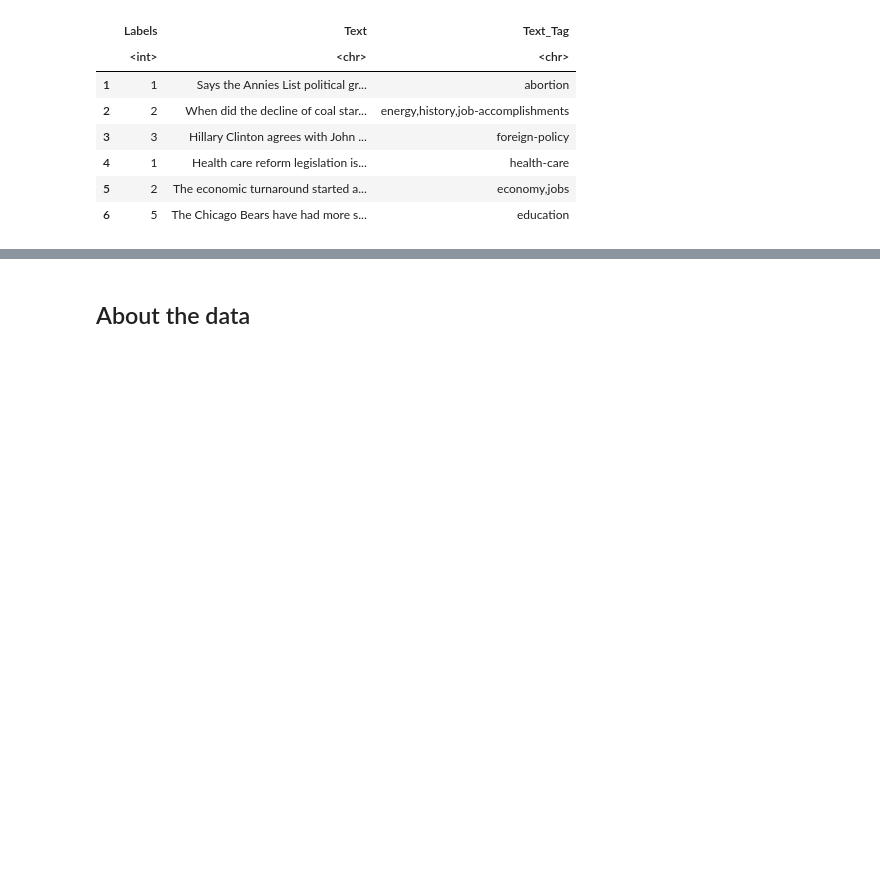
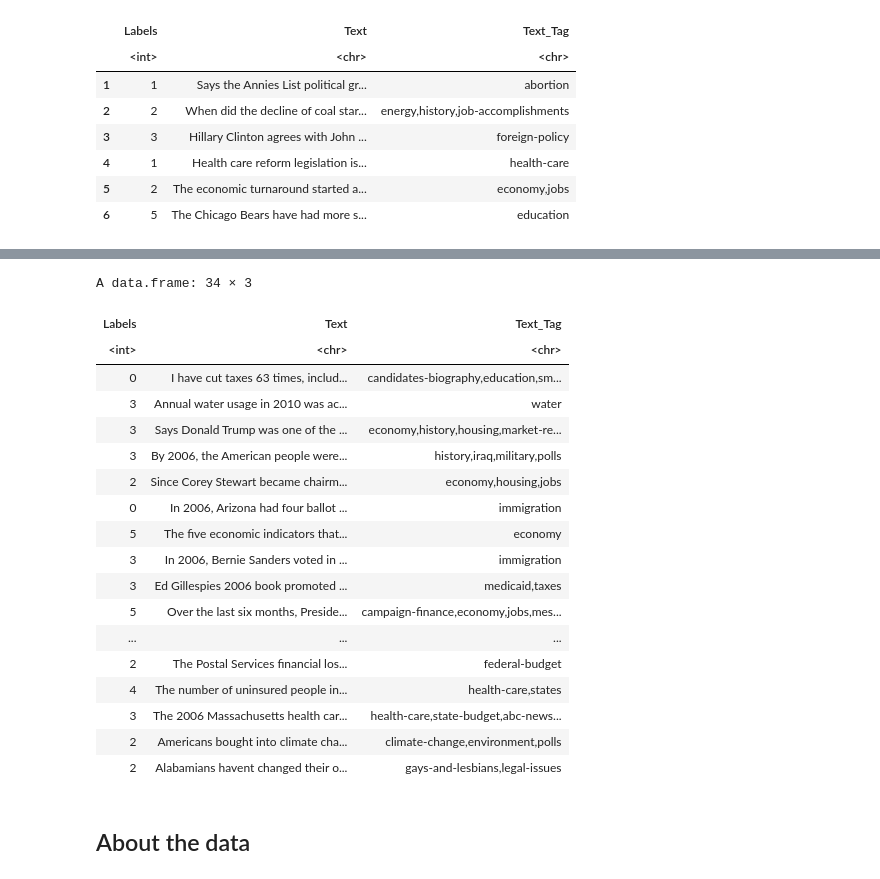
Before and after one commit to tommaso-bertola/falsehoods-sieve, a Jupyter notebook: FakeNewsRecognitionWithBayesClassifier.ipynb, the cells around one changed output, grey strips where cells are left out. Saved outputs shown, nothing was run; the diff lists cells and outputs as text; code cells hidden in the pictures; blank space fills up the shorter version.

Commit message:
First preprocessing on data

```diff
--- a/FakeNewsRecognitionWithBayesClassifier.ipynb
+++ b/FakeNewsRecognitionWithBayesClassifier.ipynb
@@ -8,8 +10,10 @@ library(ggplot2)
 # %% [markdown]
 ## Reading the data
 # %%
-train.filename <- 'data/train2.csv'
-test.filename <- 'data/test2.xls'
+train.filename <- 'dataset/archive/train.csv'
+test.filename <- 'dataset/archive/test.csv'
+# train2.filename <- 'dataset/fake-news/train.csv'
+# test2.filename <- 'dataset/fake-news/test.csv'
 # %%
 train.df <- read.delim(train.filename, sep = ',')
 test.df <- read.delim(test.filename, sep = ',')
@@ -25,3 +41,13 @@ A data.frame: 6 × 3
 | 4 | 1 | Health care reform legislation is... | health-care |
 | 5 | 2 | The economic turnaround started a... | economy,jobs |
 | 6 | 5 | The Chicago Bears have had more s... | education |
+# %%
+train.df=train.df[sample(1:nrow(train.df), replace = F),] # shuffle the dataset
+# %%
+perc_split<- 0.8  # set splitting percentages
+n_rows<- nrow(train.df)
+n_rows_train<-floor(n_rows*perc_split)
+# %%
+# splitting the datasets
+train.df.train<-train.df[1:n_rows_train,]
+train.df.validation<- train.df[n_rows_train+1:n_rows,]
@@ -28,3 +107,25 @@ A data.frame: 6 × 3
+# %%
+train.df  %>% filter(grepl('06', Text)) #%>% summarise(n())
+# %% [output]
+A data.frame: 34 × 3
+| Labels | Text | Text_Tag |
+| <int> | <chr> | <chr> |
+| 0 | I have cut taxes 63 times, includ... | candidates-biography,education,sm... |
+| 3 | Annual water usage in 2010 was ac... | water |
+| 3 | Says Donald Trump was one of the ... | economy,history,housing,market-re... |
+| 3 | By 2006, the American people were... | history,iraq,military,polls |
+| 2 | Since Corey Stewart became chairm... | economy,housing,jobs |
+| 0 | In 2006, Arizona had four ballot ... | immigration |
+| 5 | The five economic indicators that... | economy |
+| 3 | In 2006, Bernie Sanders voted in ... | immigration |
+| 3 | Ed Gillespies 2006 book promoted ... | medicaid,taxes |
+| 5 | Over the last six months, Preside... | campaign-finance,economy,jobs,mes... |
+| ... | ... | ... |
+| 2 | The Postal Services financial los... | federal-budget |
+| 4 | The number of uninsured people in... | health-care,states |
+| 3 | The 2006 Massachusetts health car... | health-care,state-budget,abc-news... |
+| 2 | Americans bought into climate cha... | climate-change,environment,polls |
+| 2 | Alabamians havent changed their o... | gays-and-lesbians,legal-issues |
 # %% [markdown]
 ## About the data
 # %%
```
Also changed, not shown: parts of 10 cells of this notebook.
